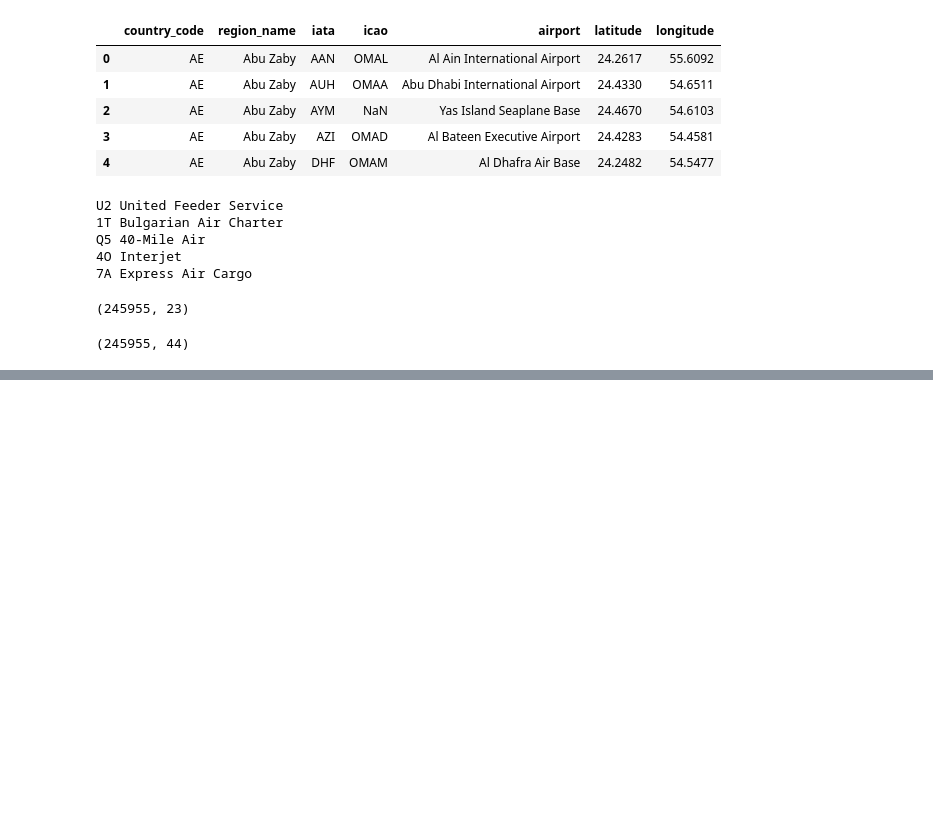
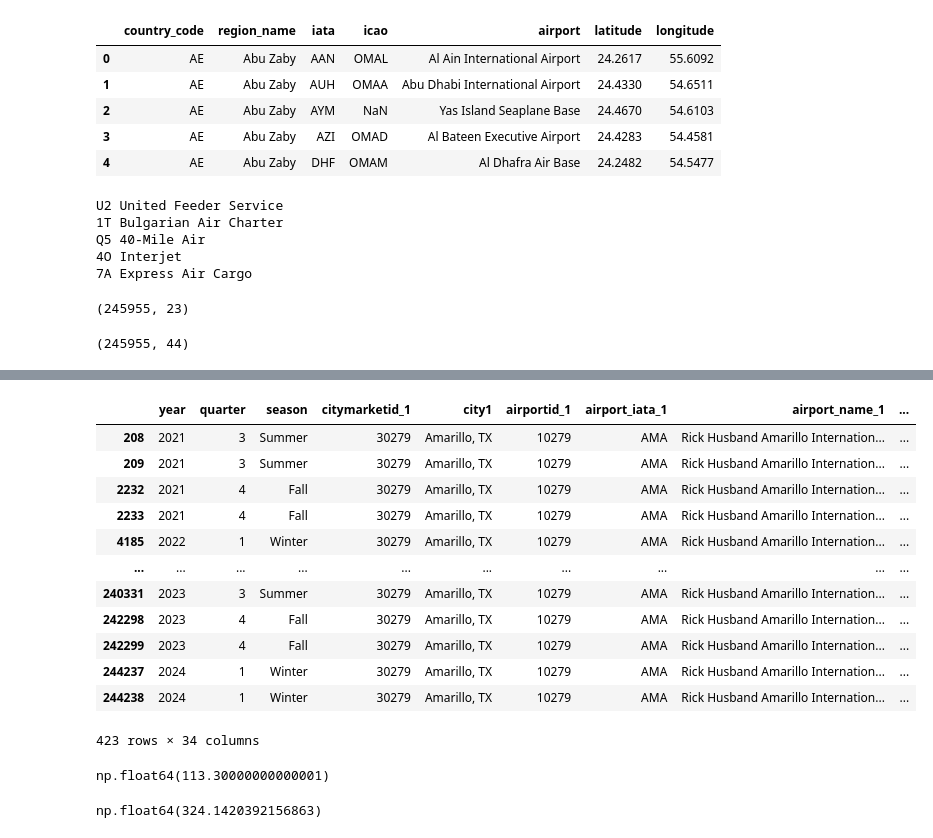
Before and after one commit to tungtngyn/team031-project, a Jupyter notebook: dev/data_preprocess.ipynb, the cells around one changed output, grey strips where cells are left out. Drawn from its saved outputs; the diff is of its cells as text; code cells hidden in the pictures; blank space fills up the shorter version.

```diff
--- a/dev/data_preprocess.ipynb
+++ b/dev/data_preprocess.ipynb
@@ -191,3 +191,19 @@ cols = [
 # Output processed CSV
 output = output.rename(columns=renamed_cols)[cols]
 output.to_csv(r'../data/processed-data.csv', index=False)
+# %%
+output[output.airport_iata_1 == 'AMA']
+# %% [output]
+|  | year | quarter | season | citymarketid_1 | city1 | airportid_1 | airport_iata_1 | airport_name_1 | ... |
+| 208 | 2021 | 3 | Summer | 30279 | Amarillo, TX | 10279 | AMA | Rick Husband Amarillo Internation... | ... |
+| 209 | 2021 | 3 | Summer | 30279 | Amarillo, TX | 10279 | AMA | Rick Husband Amarillo Internation... | ... |
+| 2232 | 2021 | 4 | Fall | 30279 | Amarillo, TX | 10279 | AMA | Rick Husband Amarillo Internation... | ... |
+| 2233 | 2021 | 4 | Fall | 30279 | Amarillo, TX | 10279 | AMA | Rick Husband Amarillo Internation... | ... |
+| 4185 | 2022 | 1 | Winter | 30279 | Amarillo, TX | 10279 | AMA | Rick Husband Amarillo Internation... | ... |
+| ... | ... | ... | ... | ... | ... | ... | ... | ... | ... |
+| 240331 | 2023 | 3 | Summer | 30279 | Amarillo, TX | 10279 | AMA | Rick Husband Amarillo Internation... | ... |
+| 242298 | 2023 | 4 | Fall | 30279 | Amarillo, TX | 10279 | AMA | Rick Husband Amarillo Internation... | ... |
+| 242299 | 2023 | 4 | Fall | 30279 | Amarillo, TX | 10279 | AMA | Rick Husband Amarillo Internation... | ... |
+| 244237 | 2024 | 1 | Winter | 30279 | Amarillo, TX | 10279 | AMA | Rick Husband Amarillo Internation... | ... |
+| 244238 | 2024 | 1 | Winter | 30279 | Amarillo, TX | 10279 | AMA | Rick Husband Amarillo Internation... | ... |
+423 rows × 34 columns
@@ -193,0 +218,8 @@ output.to_csv(r'../data/processed-data.csv', index=False)
+# %%
+df['fare'].min()
+# %% [output]
+np.float64(113.30000000000001)
+# %%
+df['fare'].max()
+# %% [output]
+np.float64(324.1420392156863)
```
Also changed, not shown: parts of 11 cells of this notebook, 3 other files.
